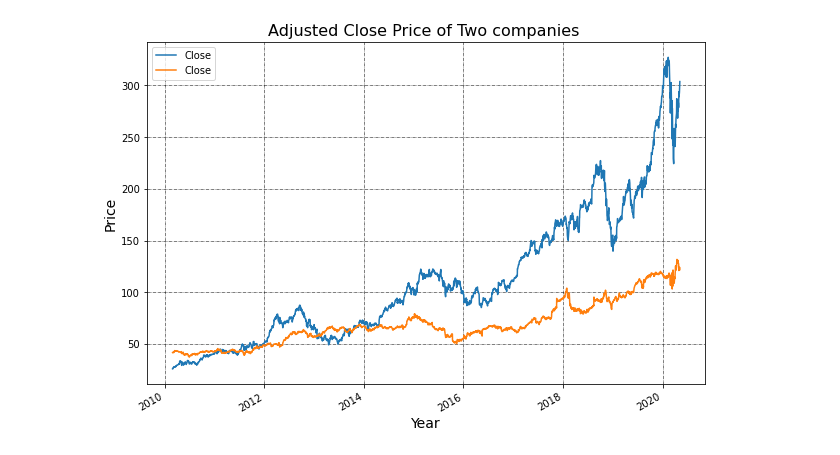
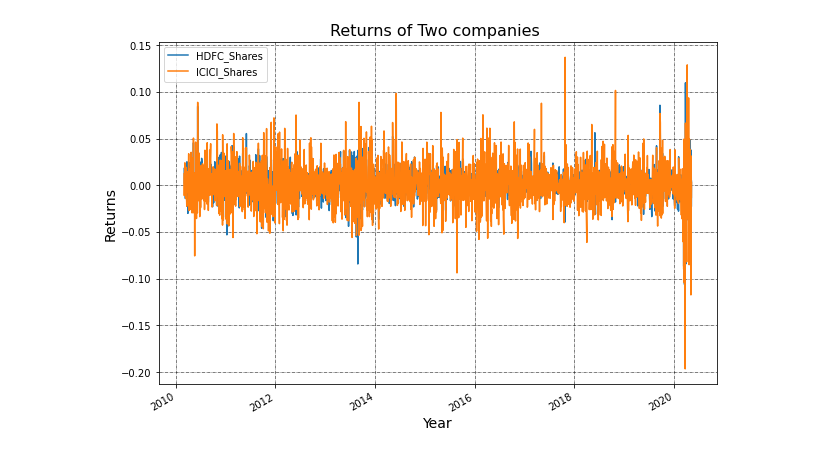
Before and after one commit to mohithxoxo/Projects, a Jupyter notebook: Security_risk_of_two_stocks.ipynb, the cells around one changed output. Saved outputs shown, nothing was run; the diff lists cells and outputs as text; code cells hidden in the pictures.

```diff
--- a/Security_risk_of_two_stocks.ipynb
+++ b/Security_risk_of_two_stocks.ipynb
@@ -58,0 +59,11 @@ Date
+# %%
+HDFCBANK = HDFCBANK.rename(columns={'Close' : 'HDFC_Shares'})
+ICICIBANK  = ICICIBANK.rename(columns={'Close' : 'ICICI_Shares'})
+hdfc_icici_data = pd.DataFrame(data = [HDFCBANK['HDFC_Shares'],ICICIBANK['ICICI_Shares']]).T
+hdfc_icici_data.plot(figsize=(10, 7))
+plt.legend()
+plt.title("Adjusted Close Price of Two companies ", fontsize=16)
+plt.ylabel('Price', fontsize=14)
+plt.xlabel('Year', fontsize=14)
+plt.grid(which="major", color='k', linestyle='-.', linewidth=0.5)
+plt.show()
@@ -58,0 +72,3 @@ Date
+# %%
+HDFCBANK_returns = np.log(HDFCBANK['HDFC_Shares'] / HDFCBANK['HDFC_Shares'].shift(1))
+HDFCBANK_returns.tail(20)
@@ -58,0 +93,3 @@ Date
+# %%
+ICICIBANK_returns = np.log(ICICIBANK['ICICI_Shares'] / ICICIBANK['ICICI_Shares'].shift(1))
+ICICIBANK_returns.tail(20)
@@ -58,0 +152,4 @@ Date
+# %%
+hdfc_icici_returns = pd.DataFrame(data = [HDFCBANK_returns,ICICIBANK_returns]).T
+print ("hdfc vs icici mean * 250","\n\n",hdfc_icici_returns[['HDFC_Shares','ICICI_Shares']].mean()*250,"\n\n\n\n",
+"hdfc vs icici mean * 250 square 0.5 ","\n\n",hdfc_icici_returns[['HDFC_Shares','ICICI_Shares']].mean()*250**0.5)
@@ -59,11 +170,10 @@ Date
 # %%
-ap_wal_data = pd.DataFrame(data = [Apple['Close'],Walmart['Close']]).T
-ap_wal_data.plot(figsize=(10, 7))
+hdfc_icici_returns.plot(figsize=(10, 7))
 plt.legend()
-plt.title("Adjusted Close Price of Two companies ", fontsize=16)
-plt.ylabel('Price', fontsize=14)
+plt.title("Returns of Two companies ", fontsize=16)
+plt.ylabel('Returns', fontsize=14)
 plt.xlabel('Year', fontsize=14)
 plt.grid(which="major", color='k', linestyle='-.', linewidth=0.5)
 plt.show()
 # %% [output]
-[figure, old version]
+[figure, new version]
```
Also changed, not shown: parts of 15 cells of this notebook.
